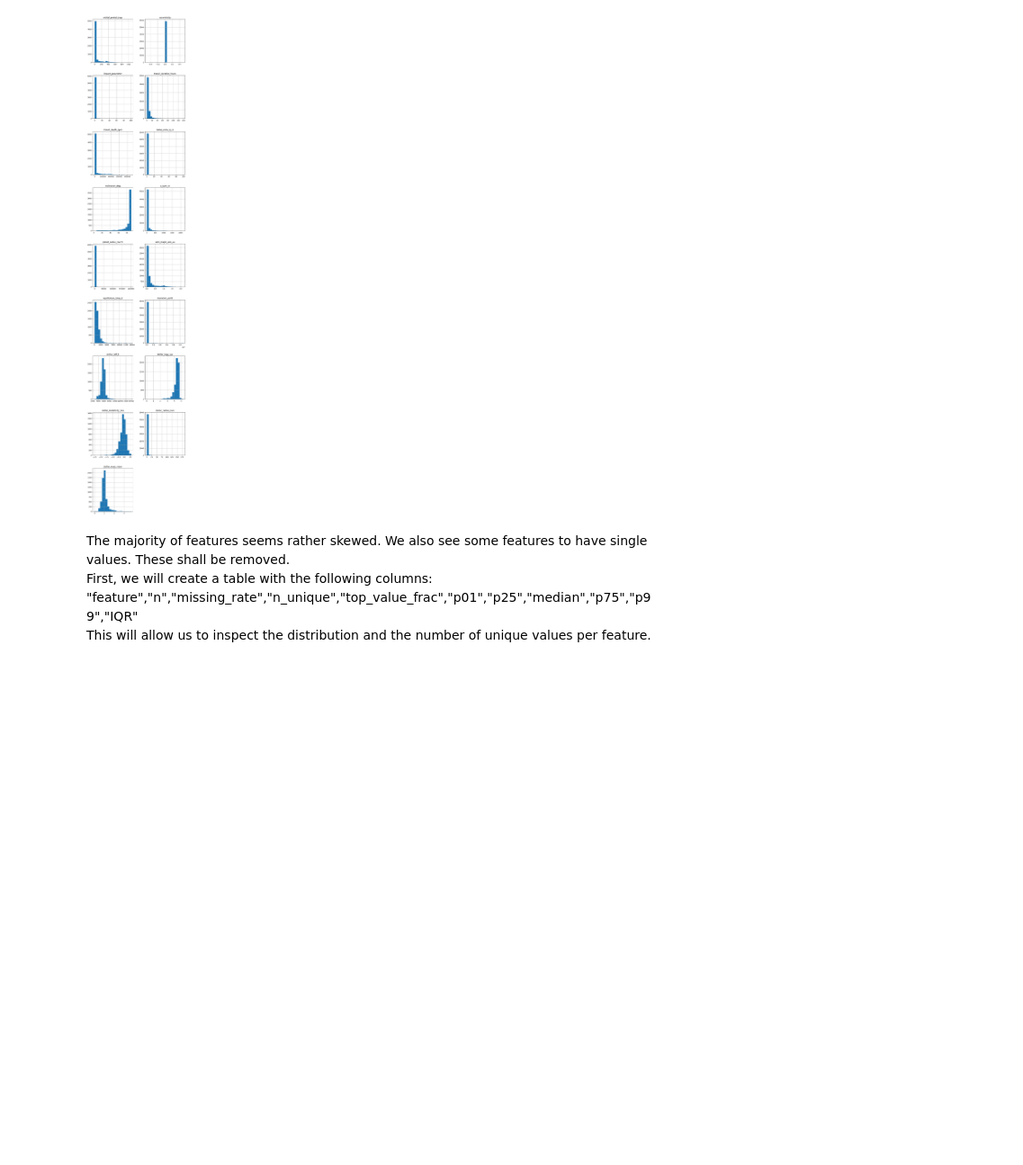
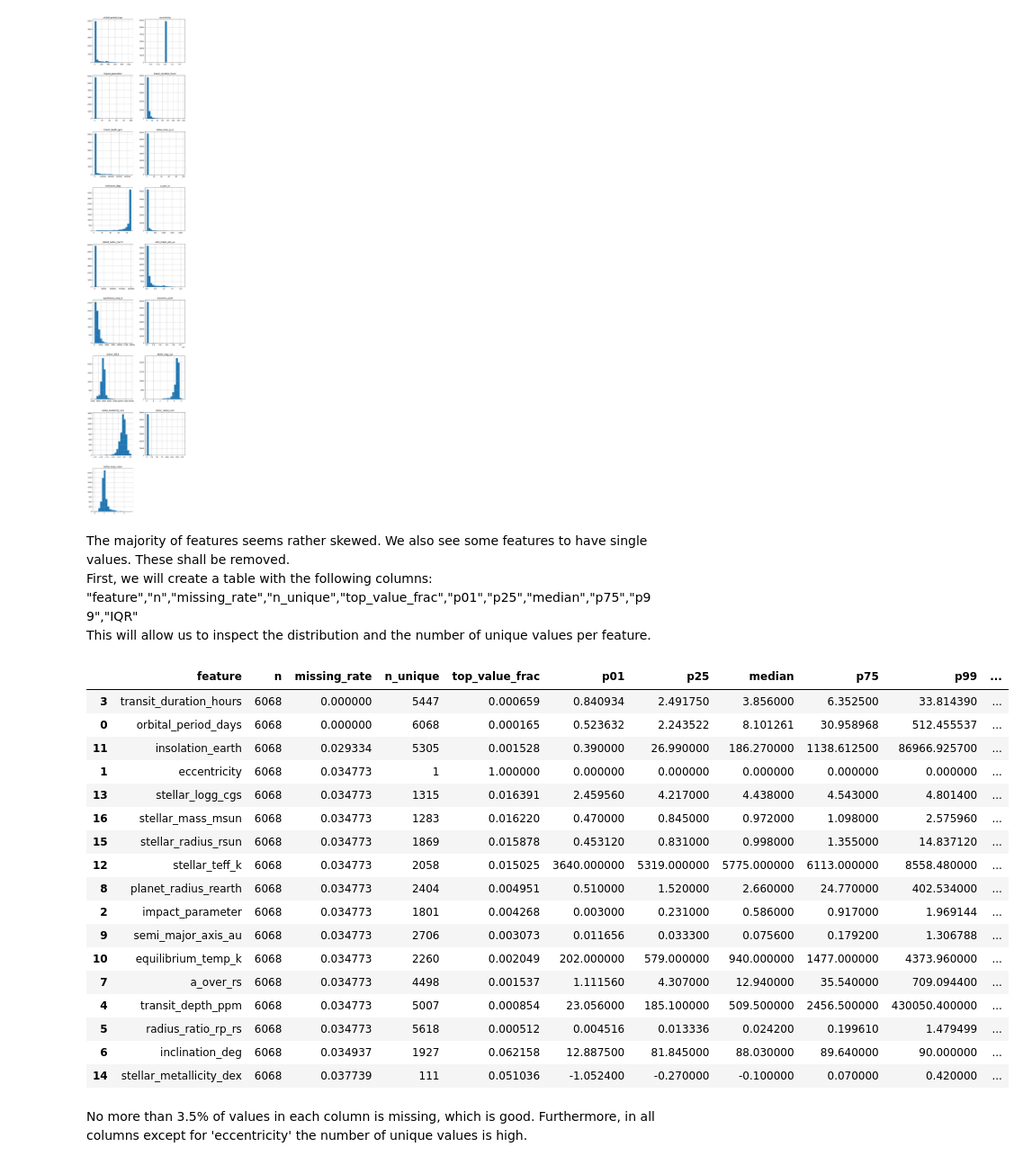
Before and after one commit to JanMatusiak/exoplanet-detection, a Jupyter notebook: data_visualization.ipynb, the cells around one changed output. Shown at 90% size. Cells and saved outputs as stored; diff of their text form; code cells hidden in the pictures; blank space fills up the shorter version.

Commit message:
generate a table summarizing features

```diff
--- a/data_visualization.ipynb
+++ b/data_visualization.ipynb
@@ -30,3 +30,55 @@ The majority of features seems rather skewed. We also see some features to have
 First, we will create a table with the following columns:
 "feature","n","missing_rate","n_unique","top_value_frac","p01","p25","median","p75","p99","IQR"
 This will allow us to inspect the distribution and the number of unique values per feature.
+# %%
+def feature_summary(df):
+    s = []
+    cols = df.columns
+    for c in cols:
+        x = pd.to_numeric(df[c], errors="coerce")
+        x_non = x.dropna()
+        if len(x_non) == 0:
+            s.append([c, len(x), 1.0, 0, np.nan, np.nan, np.nan, np.nan, np.nan, np.nan, np.nan])
+            continue
+
+        vc = x_non.value_counts()
+        top_frac = (vc.iloc[0] / len(x_non)) if len(vc) else np.nan
+
+        q01, q05, q25, q50, q75, q95, q99 = np.percentile(x_non, [1,5,25,50,75,95,99])
+        s.append([
+            c,
+            len(x),
+            x.isna().mean(),
+            x_non.nunique(),
+            top_frac,
+            q01, q25, q50, q75, q99,
+            (q75 - q25),
+        ])
+    return pd.DataFrame(s, columns=[
+        "feature","n","missing_rate","n_unique","top_value_frac",
+        "p01","p25","median","p75","p99","IQR"
+    ]).sort_values(["missing_rate","top_value_frac"], ascending=[True, False])
+# %%
+summary = feature_summary(df_features)
+display(summary)
+# %% [output]
+|  | feature | n | missing_rate | n_unique | top_value_frac | p01 | p25 | median | p75 | p99 | ... |
+| 3 | transit_duration_hours | 6068 | 0.000000 | 5447 | 0.000659 | 0.840934 | 2.491750 | 3.856000 | 6.352500 | 33.814390 | ... |
+| 0 | orbital_period_days | 6068 | 0.000000 | 6068 | 0.000165 | 0.523632 | 2.243522 | 8.101261 | 30.958968 | 512.455537 | ... |
+| 11 | insolation_earth | 6068 | 0.029334 | 5305 | 0.001528 | 0.390000 | 26.990000 | 186.270000 | 1138.612500 | 86966.925700 | ... |
+| 1 | eccentricity | 6068 | 0.034773 | 1 | 1.000000 | 0.000000 | 0.000000 | 0.000000 | 0.000000 | 0.000000 | ... |
+| 13 | stellar_logg_cgs | 6068 | 0.034773 | 1315 | 0.016391 | 2.459560 | 4.217000 | 4.438000 | 4.543000 | 4.801400 | ... |
+| 16 | stellar_mass_msun | 6068 | 0.034773 | 1283 | 0.016220 | 0.470000 | 0.845000 | 0.972000 | 1.098000 | 2.575960 | ... |
+| 15 | stellar_radius_rsun | 6068 | 0.034773 | 1869 | 0.015878 | 0.453120 | 0.831000 | 0.998000 | 1.355000 | 14.837120 | ... |
+| 12 | stellar_teff_k | 6068 | 0.034773 | 2058 | 0.015025 | 3640.000000 | 5319.000000 | 5775.000000 | 6113.000000 | 8558.480000 | ... |
+| 8 | planet_radius_rearth | 6068 | 0.034773 | 2404 | 0.004951 | 0.510000 | 1.520000 | 2.660000 | 24.770000 | 402.534000 | ... |
+| 2 | impact_parameter | 6068 | 0.034773 | 1801 | 0.004268 | 0.003000 | 0.231000 | 0.586000 | 0.917000 | 1.969144 | ... |
+| 9 | semi_major_axis_au | 6068 | 0.034773 | 2706 | 0.003073 | 0.011656 | 0.033300 | 0.075600 | 0.179200 | 1.306788 | ... |
+| 10 | equilibrium_temp_k | 6068 | 0.034773 | 2260 | 0.002049 | 202.000000 | 579.000000 | 940.000000 | 1477.000000 | 4373.960000 | ... |
+| 7 | a_over_rs | 6068 | 0.034773 | 4498 | 0.001537 | 1.111560 | 4.307000 | 12.940000 | 35.540000 | 709.094400 | ... |
+| 4 | transit_depth_ppm | 6068 | 0.034773 | 5007 | 0.000854 | 23.056000 | 185.100000 | 509.500000 | 2456.500000 | 430050.400000 | ... |
+| 5 | radius_ratio_rp_rs | 6068 | 0.034773 | 5618 | 0.000512 | 0.004516 | 0.013336 | 0.024200 | 0.199610 | 1.479499 | ... |
+| 6 | inclination_deg | 6068 | 0.034937 | 1927 | 0.062158 | 12.887500 | 81.845000 | 88.030000 | 89.640000 | 90.000000 | ... |
+| 14 | stellar_metallicity_dex | 6068 | 0.037739 | 111 | 0.051036 | -1.052400 | -0.270000 | -0.100000 | 0.070000 | 0.420000 | ... |
+# %% [markdown]
+No more than 3.5% of values in each column is missing, which is good. Furthermore, in all columns except for 'eccentricity' the number of unique values is high.
```
Also changed, not shown: 1 other file.
